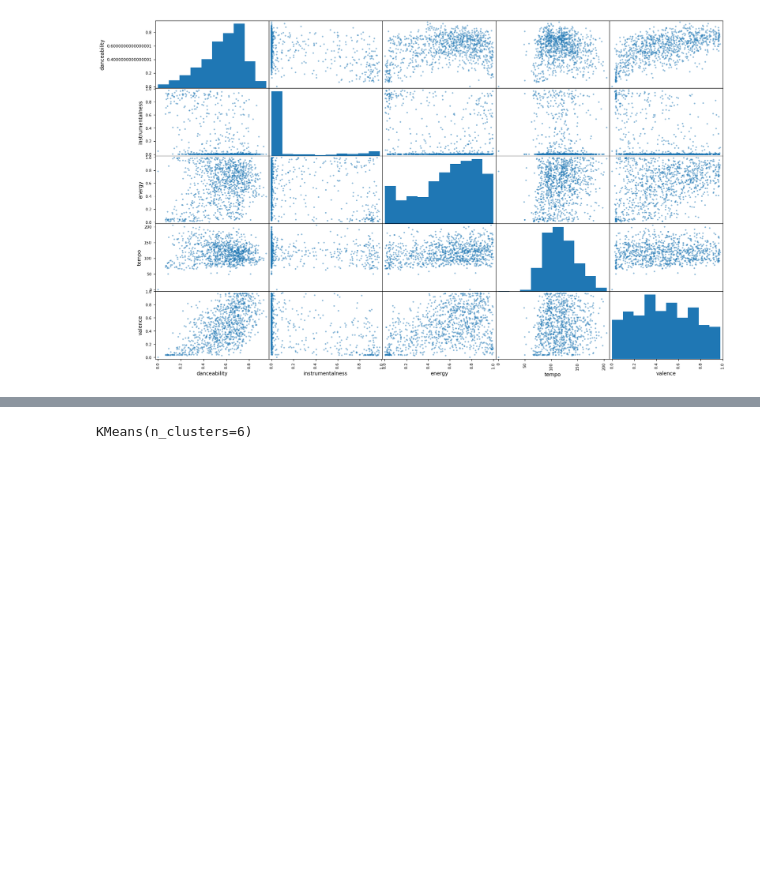
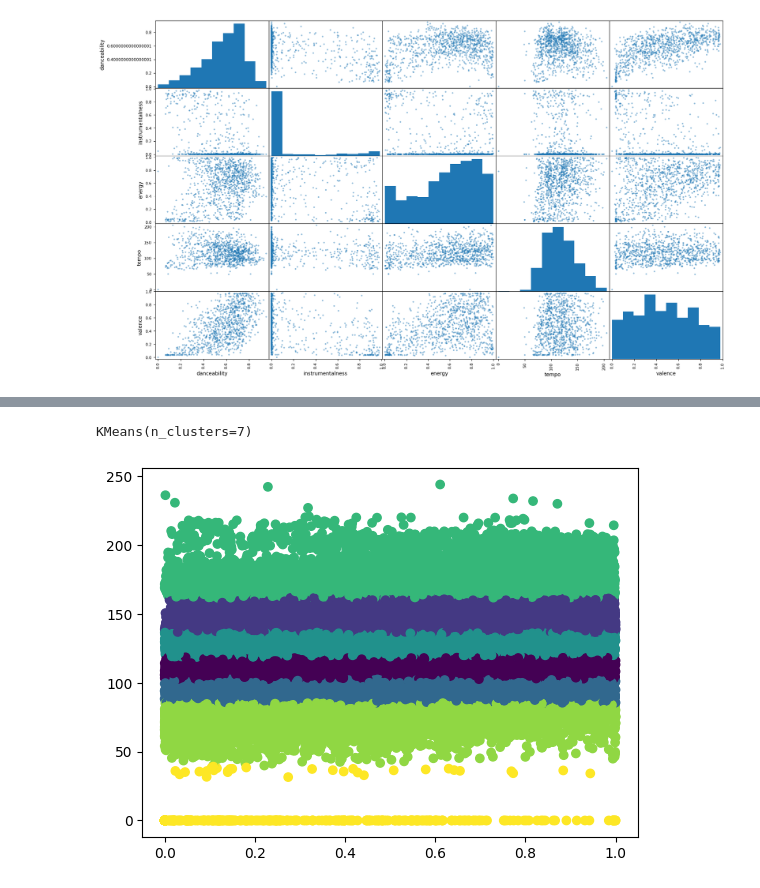
Before and after one commit to RiqCodedIt/music-reccomendation-ml, a Jupyter notebook: ML2.ipynb, the cells around one changed output, grey strips where cells are left out. Cells and saved outputs as stored; diff of their text form; code cells hidden in the pictures; blank space fills up the shorter version.

```diff
--- a/ML2.ipynb
+++ b/ML2.ipynb
@@ -48,7 +49,17 @@ reduced_df.corr()
 | track_number | -0.037421 | 0.105825 | 0.051929 | 0.015322 | -0.035228 | -0.144360 | -0.071957 | 0.010354 | ... |
 | valence | -0.000171 | -0.278127 | 0.591565 | -0.047319 | -0.184452 | 0.384176 | -0.377155 | 0.068551 | ... |
 # %%
-model = KMeans(n_clusters=6)
+model = KMeans(n_clusters=7)
 model.fit(tracks_df[['energy', 'valence', 'danceability', 'instrumentalness', 'tempo']])
 # %% [output]
-KMeans(n_clusters=6)
+KMeans(n_clusters=7)
+# %%
+labels = model.predict(tracks_df[['energy', 'valence', 'danceability', 'instrumentalness', 'tempo']])
+
+# Plot the clusters
+plt.scatter(tracks_df['energy'], tracks_df['tempo'], c=labels)
+# plt.xlabel('Energy')
+# plt.ylabel('Valence')
+plt.show()
+# %% [output]
+[figure, added]
```
Also changed, not shown: parts of 2 cells of this notebook.
